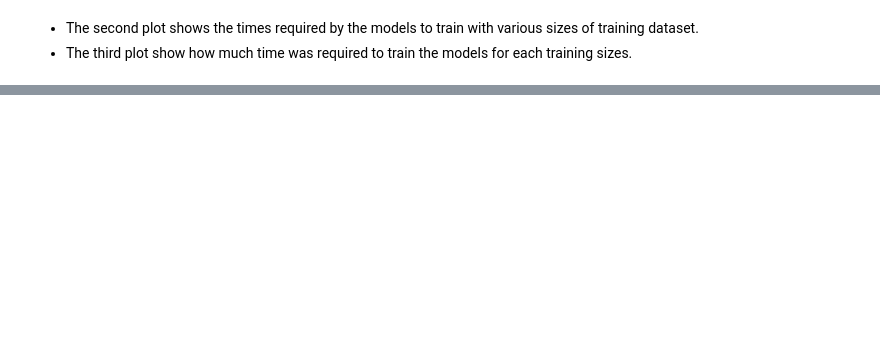
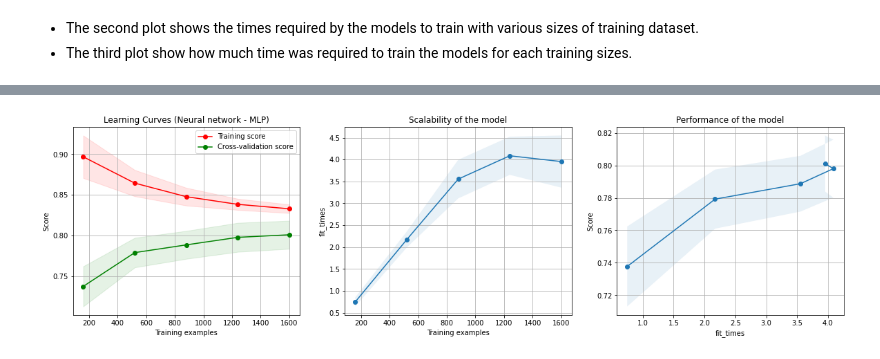
Before and after one commit to CDS-AU-DK/cds-language, a Jupyter notebook: notebooks/session7_inclass_rdkm.ipynb, the cells around one changed output, grey strips where cells are left out. Drawn from its saved outputs; the diff is of its cells as text; code cells hidden in the pictures; blank space fills up the shorter version.

```diff
--- a/notebooks/session7_inclass_rdkm.ipynb
+++ b/notebooks/session7_inclass_rdkm.ipynb
@@ -129,0 +288,7 @@ The first plot is probably the most interesting. Some terminology:
+# %%
+title = "Learning Curves (Neural network - MLP)"
+cv = ShuffleSplit(n_splits=100, test_size=0.2, random_state=0)
+
+clf.plot_learning_curve(mlp, title, X_vect, y, cv=cv, n_jobs=30)
+# %% [output]
+[figure, added]
```
Also changed, not shown: parts of 34 cells of this notebook.
